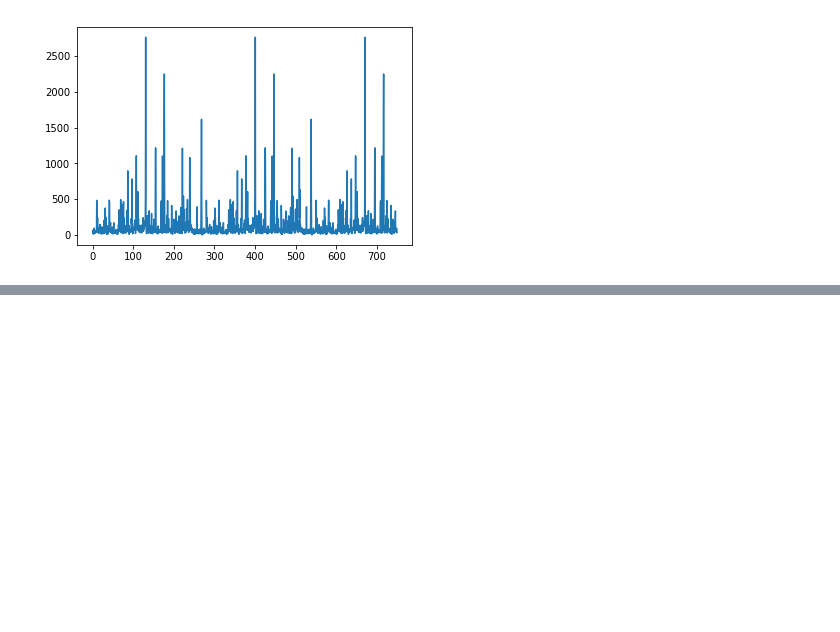
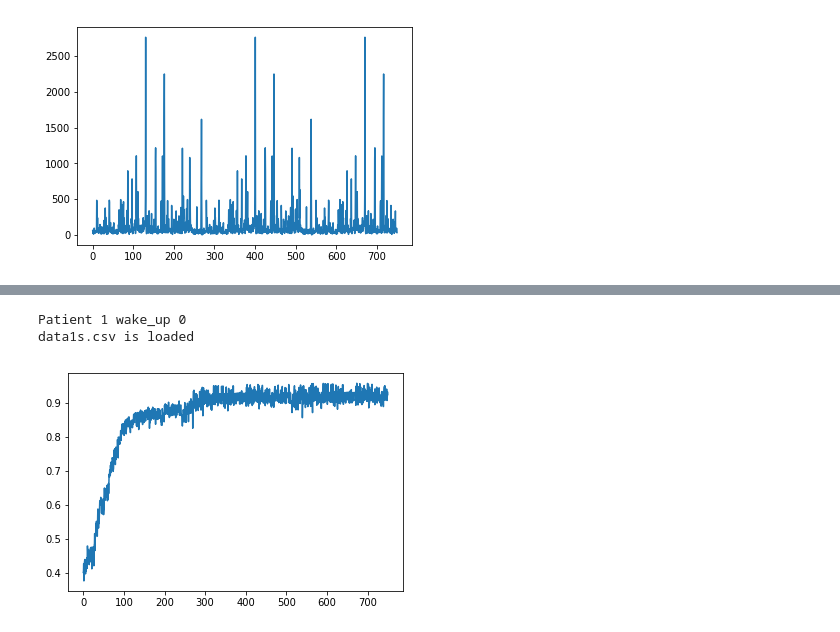
Before and after one commit to maestrojeong/Medical-data-analysis, a Jupyter notebook: rnn_v5_restore.ipynb, the cells around one changed output, grey strips where cells are left out. Saved outputs shown, nothing was run; the diff lists cells and outputs as text; code cells hidden in the pictures; blank space fills up the shorter version.

```diff
--- a/rnn_v5_restore.ipynb
+++ b/rnn_v5_restore.ipynb
@@ -34,9 +34,9 @@ def downgrade_and_feature(array):
 
     return {'averages' : averages,'variations' : variations}
 # %%
-def dataload(patient_number, iswakeup=0):
+def normal_data_load(patient_number, iswakeup=0):
     try :
-        input_folder_path = '/home/maestoj/medical_analysis/eeg_normal'
+        input_folder_path = '/home/maestroj/medical_analysis/eeg_normal'
         input_data_name = 'data{}s.csv'.format(patient_number)
         if iswakeup == 1:
             input_data_name = 'data{}w.csv'.format(patient_number)
@@ -60,7 +60,7 @@ def time_axis_maker(array, sec_per_cell,init = 0):
     final = init + sec_per_cell*(len(array)-1)
     return np.linspace(init,final,len(array))
 # %%
-temp = dataload(1,1)
+temp = normal_data_load(1,0)
 print(temp.shape)
 result = downgrade_and_feature(temp)
 print(result['averages'].shape)
@@ -73,6 +73,6 @@ data1w.csv is loaded
 # %%
 def test_set_generator(patient_number, iswakeup=0):
-    result = downgrade_and_feature(dataload(patient_number,iswakeup))
+    result = downgrade_and_feature(normal_data_load(patient_number,iswakeup))
 
     original_length = len(result['averages'])
     input_data = np.zeros((2,test_length))
@@ -106,8 +104,12 @@ KeyboardInterrupt:
 # %%
-print("Patient {} and dataset {}".format(test_patient_number+1,test_dataset_number+1))
-print("seizure_time = {}".format(onset_time_temp))
-result = test_set_generator(test_patient_number+1, test_dataset_number+1)
-input_data = result['input']
+patient_number = 1
+iswakeup=0
+print("Patient {} wake_up {}".format(patient_number,iswakeup))
+input_data = test_set_generator(patient_number, iswakeup)
 time = time_axis_maker(input_data[0],striding/sampling_rate)
 plt.plot(time, sess.run(temp_test_outputs, feed_dict = {test_x : input_data}))
 plt.show()
+# %% [output]
+Patient 1 wake_up 0
+data1s.csv is loaded
+[figure, added]
```
Also changed, not shown: parts of 2 cells of this notebook, 3 other files.
